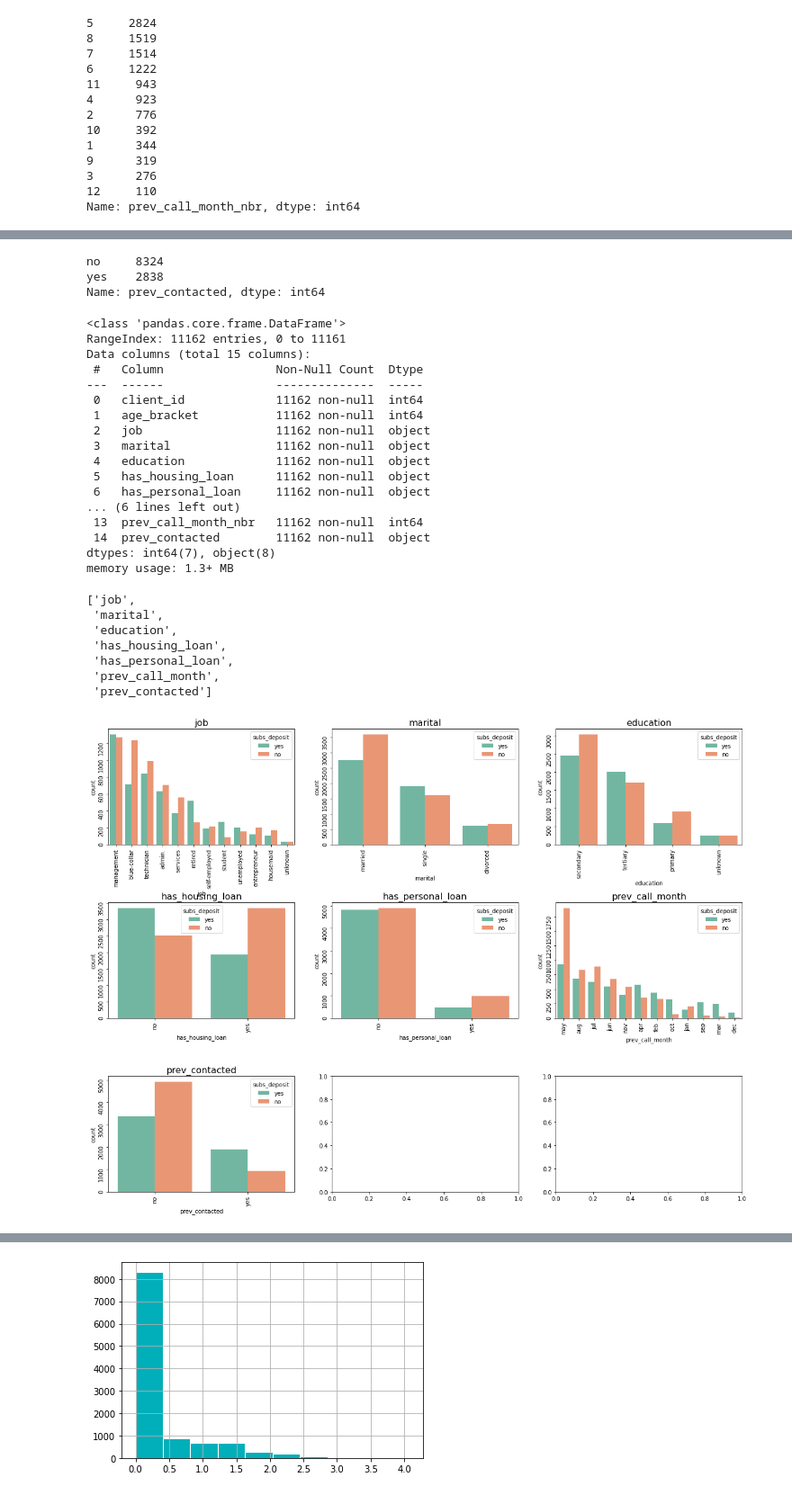
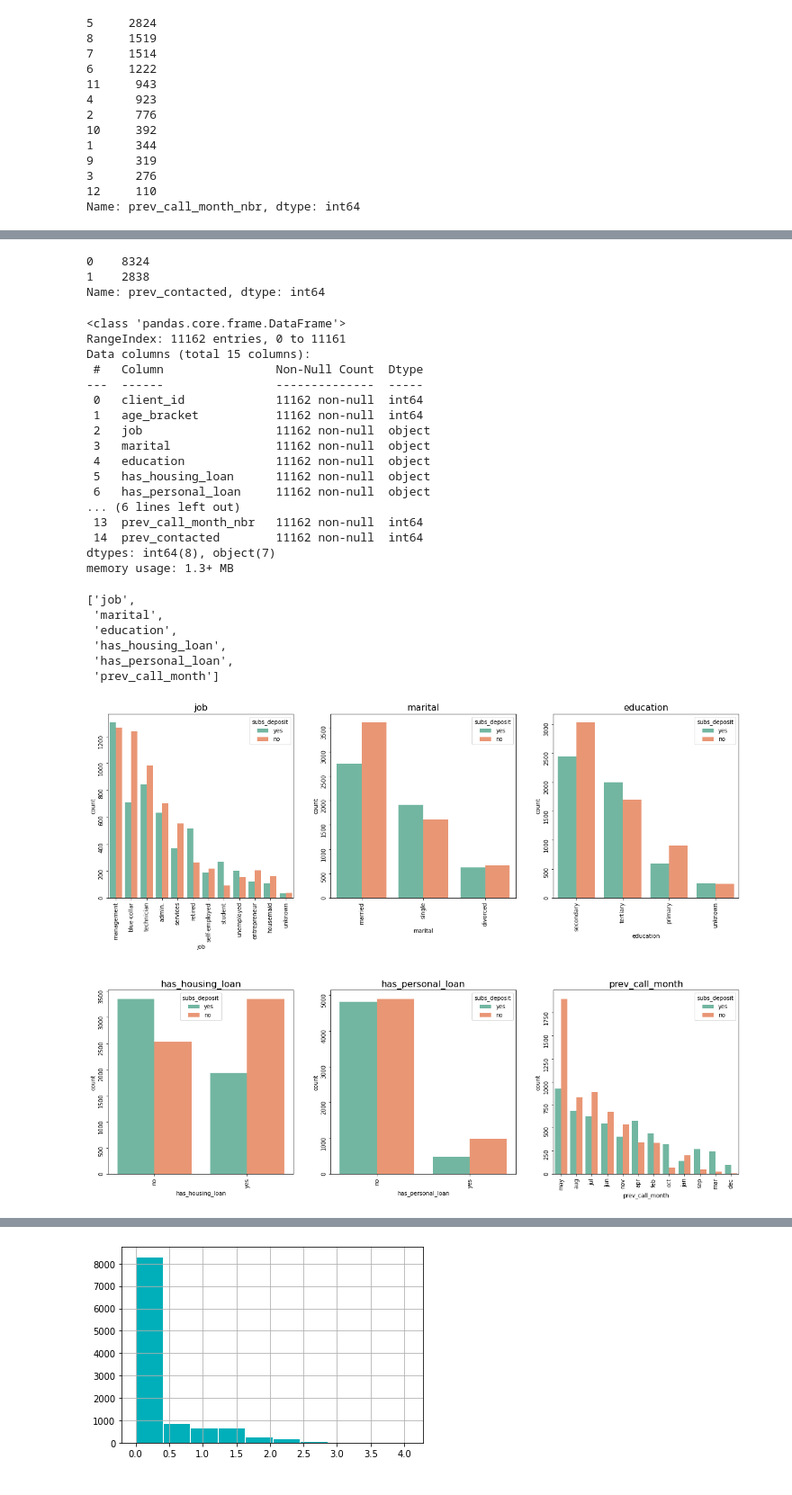
Before and after one commit to jeyakumarvs/datascience, a Jupyter notebook: predict_bank_deposit_sale.ipynb, the cells around one changed output, grey strips where cells are left out. Shown at 90% size. Saved outputs shown, nothing was run; the diff lists cells and outputs as text; code cells hidden in the pictures.

```diff
--- a/predict_bank_deposit_sale.ipynb
+++ b/predict_bank_deposit_sale.ipynb
@@ -188,19 +196,24 @@ data.describe()
 # %%
-#Add a categorical variable prev_caontacted --> yes/ no
-#logic : IF num_contacts_prev = -1 THEN 'no' ELSE 'yes'
+#Data preparation #1 [num_contacts_prev]
+
+#Based on the above data points, num_contacts_prev has 0 value for 50 percentile
+#And, 1 and 3 are the valid value in the most of the places upto 90 percentile data
+#so, its better we convert this data into a binary value (0,1} to represent contacted --> yes, no
+
+#logic: if num_contacts_prev >= 1 THEN 1 ELSE 0
 
 def prev_contacted(n):
     if n >=1:
-        return 'yes'
+        return 1
     else:
-        return 'no'
+        return 0
 
 data['prev_contacted'] = data['num_contacts_prev'].apply(prev_contacted)
 
 data['prev_contacted'].value_counts()
 # %% [output]
-no     8324
-yes    2838
+0    8324
+1    2838
 Name: prev_contacted, dtype: int64
 # %%
 data.info()
@@ -219,8 +232,8 @@ Data columns (total 15 columns):
  6   has_personal_loan     11162 non-null  object
 ... (6 lines left out)
  13  prev_call_month_nbr   11162 non-null  int64
- 14  prev_contacted        11162 non-null  object
-dtypes: int64(7), object(8)
+ 14  prev_contacted        11162 non-null  int64
+dtypes: int64(8), object(7)
 memory usage: 1.3+ MB
 # %%
 var_cat = data.select_dtypes('object').columns.to_list()
@@ -233,28 +246,27 @@ var_cat
  'education',
  'has_housing_loan',
  'has_personal_loan',
- 'prev_call_month',
- 'prev_contacted']
+ 'prev_call_month']
 # %%
-fig, ax = plt.subplots(3,3, figsize=(20,15))
+fig, ax = plt.subplots(2,3, figsize=(20,15))
 
 ax = ax.ravel()
 position = 0
 
 for i in var_cat:
 
     order = data[i].value_counts().index
     sb.countplot(data=data, x=i, ax=ax[position], hue='subs_deposit', palette='Set2', order=order)
     ax[position].tick_params(labelrotation=90)
     ax[position].set_title(i, fontdict={'fontsize':16})
 
     position += 1
 
 plt.subplots_adjust(hspace=0.5)
 
 plt.show()
 # %% [output]
-[figure, old version]
+[figure, new version]
 # %%
 var_num = data.select_dtypes(['int64', 'float64']).columns.to_list()
 #var_num.remove('client_id')
```
Also changed, not shown: parts of 6 cells of this notebook.
